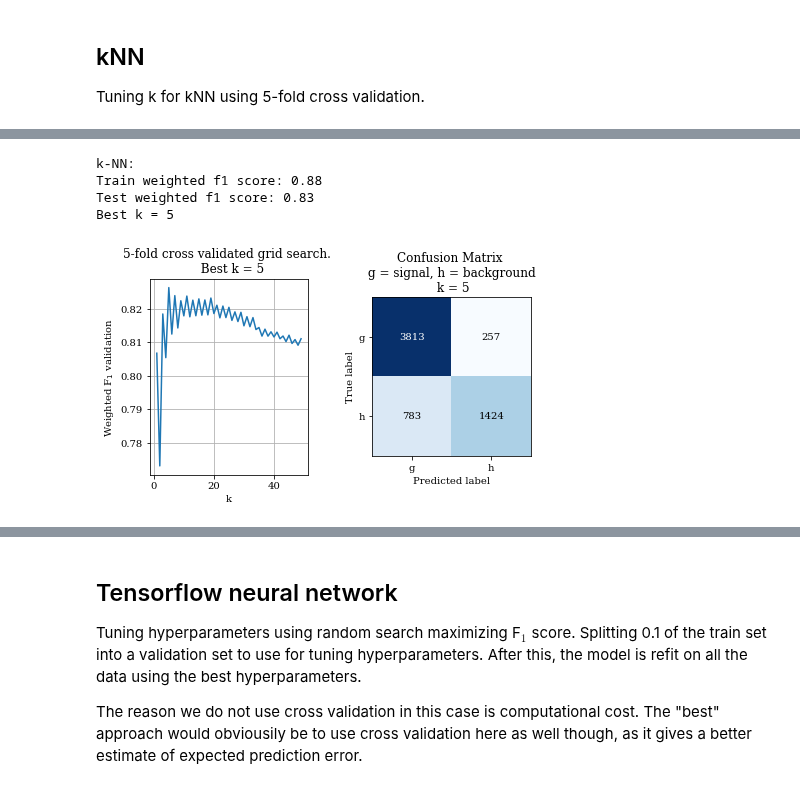
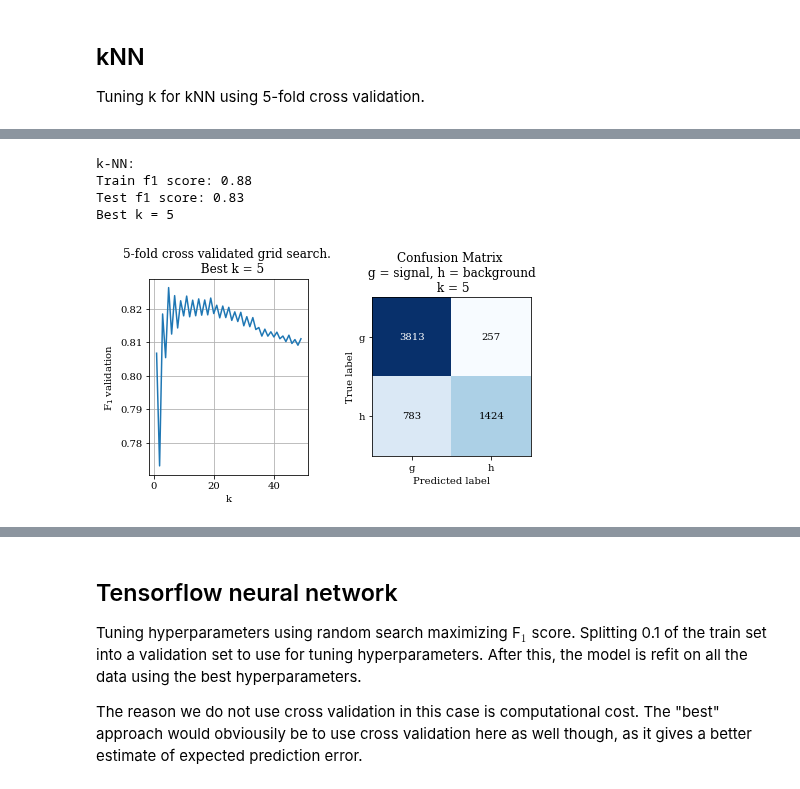
Before and after one commit to liseanh/FYS-STK4155-project3, a Jupyter notebook: src/main.ipynb, the cells around one changed output, grey strips where cells are left out. Drawn from its saved outputs; the diff is of its cells as text; code cells hidden in the pictures.

Commit message:
Updated ylabel knn fig

```diff
--- a/src/main.ipynb
+++ b/src/main.ipynb
@@ -128,47 +128,49 @@ grid_search_knn = sklms.GridSearchCV(
 [interactive output not drawn]
 # %%
 print("k-NN:")
-print(f"Train weighted f1 score: {grid_search_knn.score(X_train, y_train):.2f}")
-print(f"Test weighted f1 score: {grid_search_knn.score(X_test, y_test):.2f}")
+print(f"Train f1 score: {grid_search_knn.score(X_train, y_train):.2f}")
+print(f"Test f1 score: {grid_search_knn.score(X_test, y_test):.2f}")
 print(f"Best k = {grid_search_knn.best_params_['n_neighbors']}")
-fig, ax = plt.subplots(1, 2, figsize=[6.24123, 6.24123 / 1.618])
+fig, ax = plt.subplots(
+    1, 2, figsize=[6.24123, 6.24123 / 1.618]
+)  # size based on textwidth in report
 y_pred_test = encoder.inverse_transform(grid_search_knn.predict(X_test))
 sklplt.metrics.plot_confusion_matrix(
     encoder.inverse_transform(y_test.to_numpy()),
     y_pred_test,
     ax=ax[1],
     hide_counts=False,
     normalize=False,
     title=f"Confusion Matrix "
     + f"\n g = signal, h = background "
     + f"\n k = {grid_search_knn.best_params_['n_neighbors']}",
 )
 # Scikit-plot doesn't let you disable colorbar, removing it manually
 im = ax[1].images
 cb = im[-1].colorbar
 cb.remove()
 ax[1].set_ylim([1.5, -0.5])
 ax[1].set_xlim([-0.5, 1.5])
 ax[0].plot(
     hyperparams_knn["n_neighbors"], grid_search_knn.cv_results_["mean_test_score"]
 )
 ax[0].set_xlabel("k")
-ax[0].set_ylabel(r"Weighted F$_1$ validation")
+ax[0].set_ylabel(r"F$_1$ validation")
 ax[0].grid()
 ax[0].set_title(
     f"5-fold cross validated grid search. \n  Best k = {grid_search_knn.best_params_['n_neighbors']}"
 )
 # fig.suptitle(fr"k Nearest Neighbors.")
 
 fig.tight_layout()  # (rect=[0, 0.03, 1, 0.95])
 fig.savefig("../doc/figures/kNN_cv_results.pdf", dpi=1000)
 plt.show()
 # %% [output]
 k-NN:
-Train weighted f1 score: 0.88
-Test weighted f1 score: 0.83
+Train f1 score: 0.88
+Test f1 score: 0.83
 Best k = 5
-[figure, old version]
+[figure, new version]
 [interactive output not drawn]
 # %% [markdown]
 ## Tensorflow neural network
```
Also changed, not shown: parts of 1 cell of this notebook, 1 other file.
